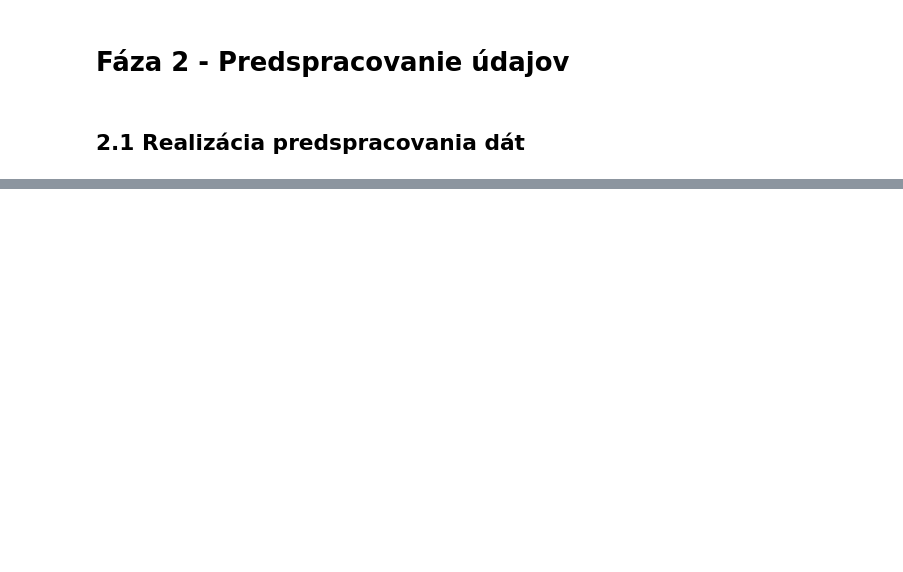
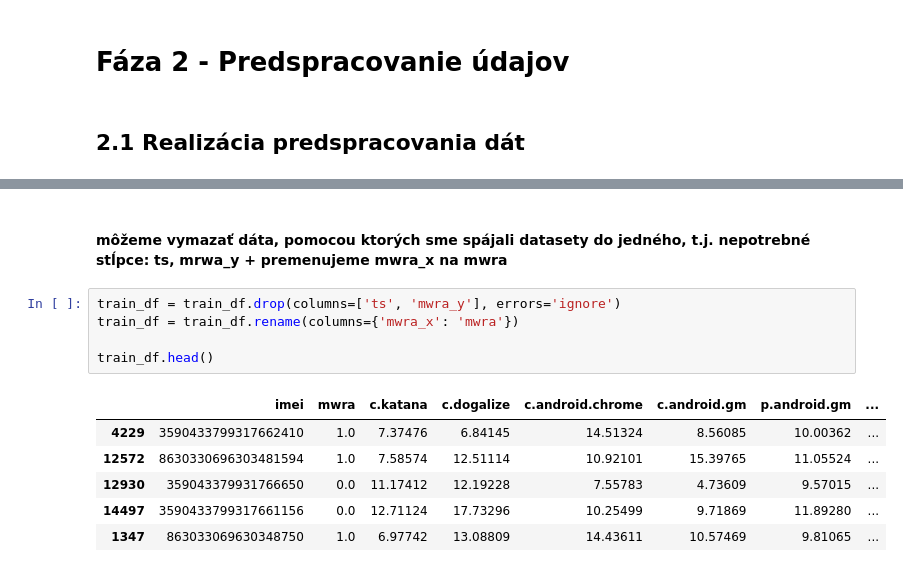
Before and after one commit to xtancos/IAU_project, a Jupyter notebook: ML.ipynb, the cells around one changed output, grey strips where cells are left out. Cells and saved outputs as stored; diff of their text form; blank space fills up the shorter version.

```diff
--- a/ML.ipynb
+++ b/ML.ipynb
@@ -57,0 +107,14 @@ df_train, df_test = split_data(df)
+# %% [markdown]
+#### môžeme vymazať dáta, pomocou ktorých sme spájali datasety do jedného, t.j. nepotrebné stĺpce: ts, mrwa_y + premenujeme mwra_x na mwra
+# %%
+train_df = train_df.drop(columns=['ts', 'mwra_y'], errors='ignore')
+train_df = train_df.rename(columns={'mwra_x': 'mwra'})
+
+train_df.head()
+# %% [output]
+|  | imei | mwra | c.katana | c.dogalize | c.android.chrome | c.android.gm | p.android.gm | ... |
+| 4229 | 3590433799317662410 | 1.0 | 7.37476 | 6.84145 | 14.51324 | 8.56085 | 10.00362 | ... |
+| 12572 | 8630330696303481594 | 1.0 | 7.58574 | 12.51114 | 10.92101 | 15.39765 | 11.05524 | ... |
+| 12930 | 359043379931766650 | 0.0 | 11.17412 | 12.19228 | 7.55783 | 4.73609 | 9.57015 | ... |
+| 14497 | 3590433799317661156 | 0.0 | 12.71124 | 17.73296 | 10.25499 | 9.71869 | 11.89280 | ... |
+| 1347 | 863033069630348750 | 1.0 | 6.97742 | 13.08809 | 14.43611 | 10.57469 | 9.81065 | ... |
```
Also changed, not shown: parts of 26 cells of this notebook, 1 other file.
